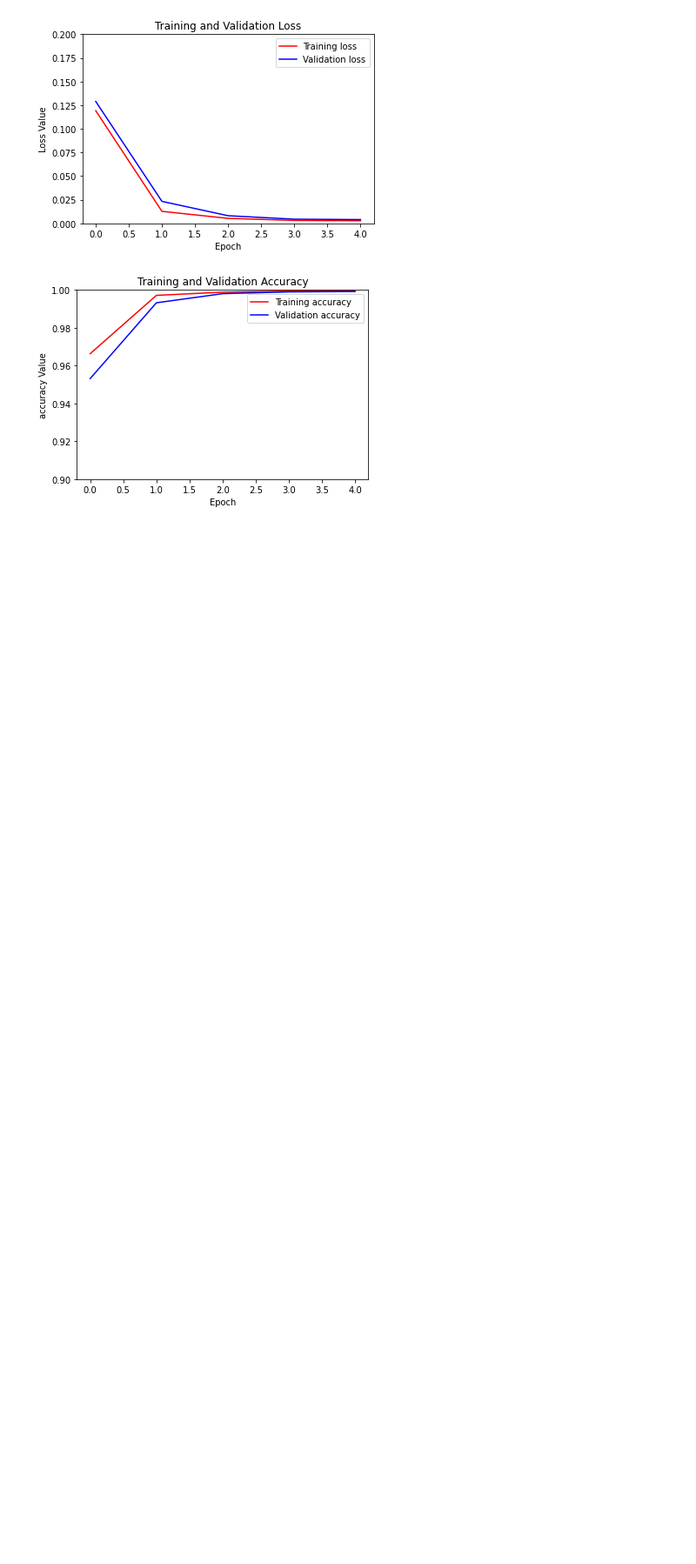
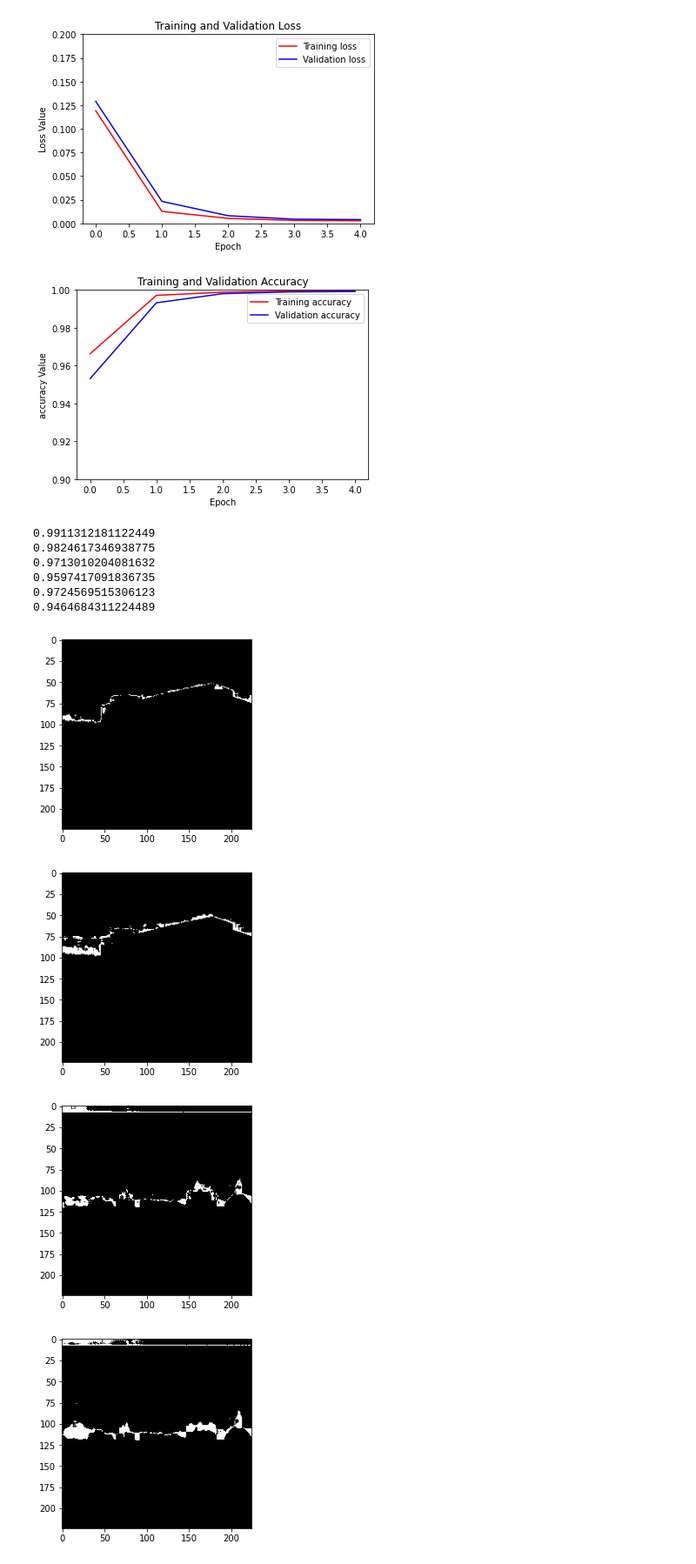
Before and after one commit to vardanagarwal/SIH, a Jupyter notebook: Segmentation_unet_cluster_0.ipynb, the cells around one changed output. Shown at 87% size. Saved outputs shown, nothing was run; the diff lists cells and outputs as text; code cells hidden in the pictures; blank space fills up the shorter version.

```diff
--- a/Segmentation_unet_cluster_0.ipynb
+++ b/Segmentation_unet_cluster_0.ipynb
@@ -336,9 +336,50 @@ save_mod(model,"/content/drive/My Drive/sky_segmentation/modelweights_0.h5","/co
 # %%
 def load_model():
     # Function to load and return neural network model
-    json_file = open('Model.json', 'r')
+    json_file = open('/content/drive/My Drive/sky_segmentation/Model_0.json', 'r')
     loaded_model_json = json_file.read()
     json_file.close()
     loaded_model = tf.keras.models.model_from_json(loaded_model_json)
-    loaded_model.load_weights("model_weights.h5")
+    loaded_model.load_weights("/content/drive/My Drive/sky_segmentation/modelweights_0.h5")
     return loaded_model
+# %%
+model = load_model()
+
+def create_mask(pred_mask: tf.Tensor) -> tf.Tensor:
+    pred_mask = tf.argmax(pred_mask, axis=-1)
+    pred_mask = pred_mask[..., tf.newaxis]
+    return pred_mask[0]
+
+def find_acc():
+    sample_imgs = ['1093-20140805_235418.jpg',
+                   '1093-20140513_095356.jpg',
+                   '5021-20130509_191641.jpg',
+                   '5021-20130513_101641.jpg',
+                   '5021-20130831_111631.jpg',
+                   '10917-20110811_132406.jpg']
+    sample_masks = ['1093.png', '1093.png', '5021.png', '5021.png', '5021.png', '10917.png']
+    for sample_img, sample_msk in zip(sample_imgs, sample_masks):
+        sample_image = cv2.resize(cv2.cvtColor(cv2.imread(os.path.join('/content/drive/My Drive/sky_segmentation/test_img_0', sample_img)), cv2.COLOR_BGR2RGB), (224,224))/255.
+        sample_mask = cv2.resize(cv2.imread(os.path.join('mask', sample_msk), 0), (224,224))
+        pred_mask = create_mask(model.predict(sample_image[tf.newaxis, ...]))
+        pred_mask = np.array(pred_mask, dtype=np.uint8)
+        pred_mask = np.reshape(pred_mask, (224, 224))
+        # print(type(sample_mask))
+        incorrect = cv2.bitwise_xor(pred_mask, sample_mask)
+        plt.figure()
+        plt.imshow(incorrect, cmap='gray')
+        acc = (224*224 - np.sum(incorrect))/ (224*224)
+        print(acc)
+
+find_acc()
+# %% [output]
+0.9911312181122449
+0.9824617346938775
+0.9713010204081632
+0.9597417091836735
+0.9724569515306123
+0.9464684311224489
+[figure, added]
+[figure, added]
+[figure, added]
+[figure, added]
```
Also changed, not shown: parts of 2 cells of this notebook.
